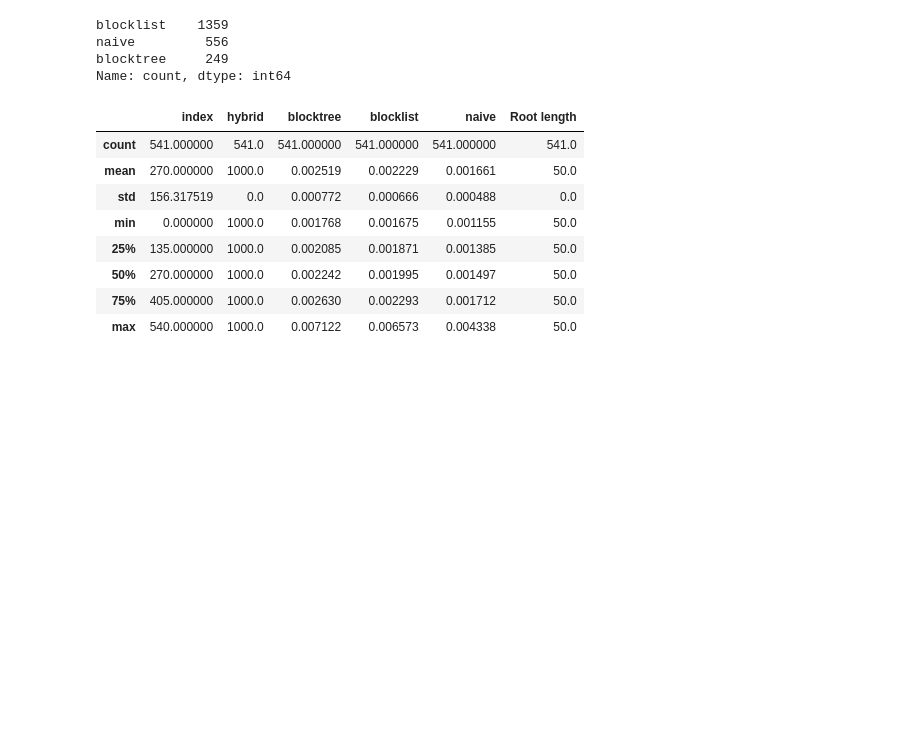
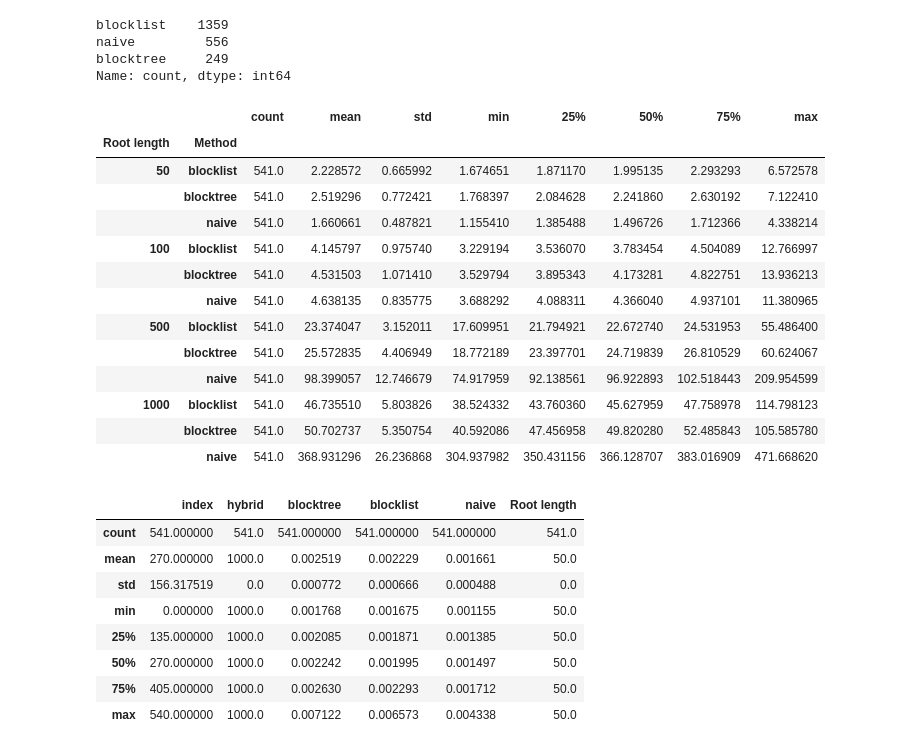
Before and after one commit to nimrodSerokTAU/evo-sim, a Jupyter notebook: benchmark/empirical_trees.ipynb, the cells around one changed output. Cells and saved outputs as stored; diff of their text form; code cells hidden in the pictures; blank space fills up the shorter version.

```diff
--- a/benchmark/empirical_trees.ipynb
+++ b/benchmark/empirical_trees.ipynb
@@ -189,6 +190,23 @@ blocklist    1359
 naive         556
 blocktree     249
 Name: count, dtype: int64
+# %%
+df_scores.groupby(["Root length", "Method"]).describe()["Time [ms]"]
+# %% [output]
+|  |  | count | mean | std | min | 25% | 50% | 75% | max |
+| Root length | Method |  |  |  |  |  |  |  |  |
+| 50 | blocklist | 541.0 | 2.228572 | 0.665992 | 1.674651 | 1.871170 | 1.995135 | 2.293293 | 6.572578 |
+|  | blocktree | 541.0 | 2.519296 | 0.772421 | 1.768397 | 2.084628 | 2.241860 | 2.630192 | 7.122410 |
+|  | naive | 541.0 | 1.660661 | 0.487821 | 1.155410 | 1.385488 | 1.496726 | 1.712366 | 4.338214 |
+| 100 | blocklist | 541.0 | 4.145797 | 0.975740 | 3.229194 | 3.536070 | 3.783454 | 4.504089 | 12.766997 |
+|  | blocktree | 541.0 | 4.531503 | 1.071410 | 3.529794 | 3.895343 | 4.173281 | 4.822751 | 13.936213 |
+|  | naive | 541.0 | 4.638135 | 0.835775 | 3.688292 | 4.088311 | 4.366040 | 4.937101 | 11.380965 |
+| 500 | blocklist | 541.0 | 23.374047 | 3.152011 | 17.609951 | 21.794921 | 22.672740 | 24.531953 | 55.486400 |
+|  | blocktree | 541.0 | 25.572835 | 4.406949 | 18.772189 | 23.397701 | 24.719839 | 26.810529 | 60.624067 |
+|  | naive | 541.0 | 98.399057 | 12.746679 | 74.917959 | 92.138561 | 96.922893 | 102.518443 | 209.954599 |
+| 1000 | blocklist | 541.0 | 46.735510 | 5.803826 | 38.524332 | 43.760360 | 45.627959 | 47.758978 | 114.798123 |
+|  | blocktree | 541.0 | 50.702737 | 5.350754 | 40.592086 | 47.456958 | 49.820280 | 52.485843 | 105.585780 |
+|  | naive | 541.0 | 368.931296 | 26.236868 | 304.937982 | 350.431156 | 366.128707 | 383.016909 | 471.668620 |
 # %%
 times_df_50.describe()
 # %% [output]
```
Also changed, not shown: parts of 9 cells of this notebook, 2 other files.
